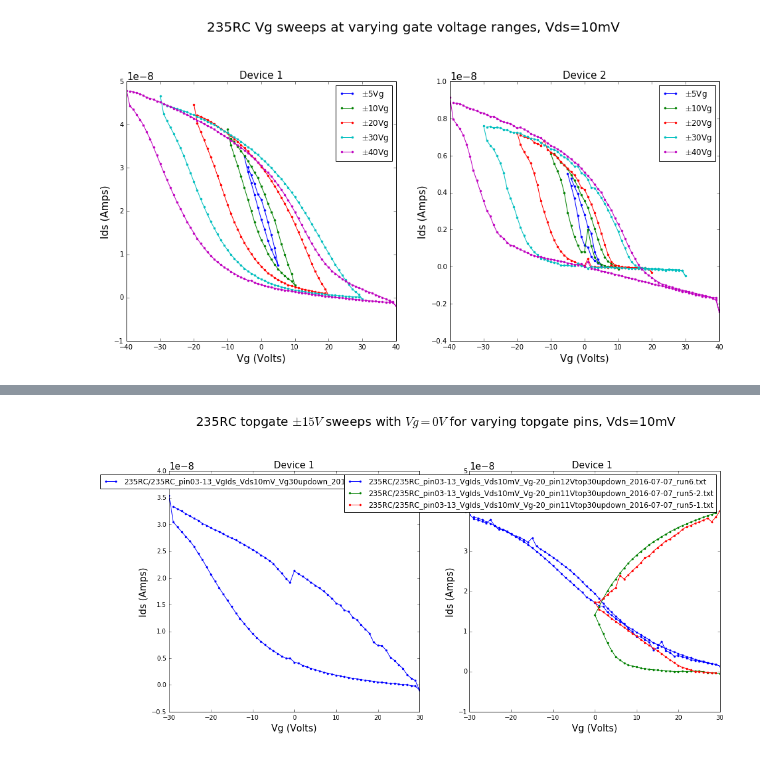
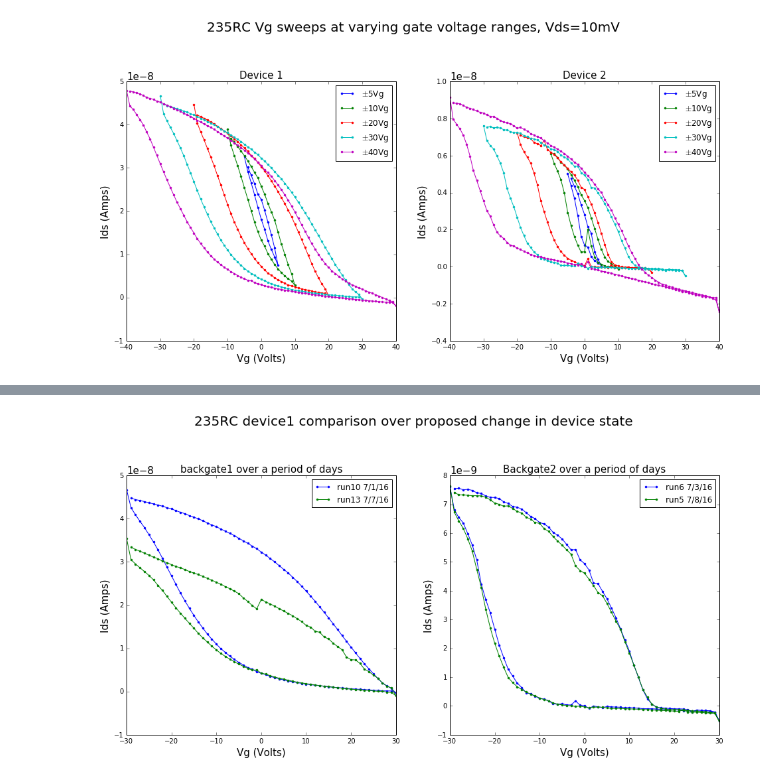
Before and after one commit to leobrowning92/slo-data-analysis, a Jupyter notebook: 235RC_analysis1_backgate.ipynb, the cells around one changed output, grey strips where cells are left out. Cells and saved outputs as stored; diff of their text form; code cells hidden in the pictures.

```diff
--- a/235RC_analysis1_backgate.ipynb
+++ b/235RC_analysis1_backgate.ipynb
@@ -4,3 +4,13 @@ import matplotlib.pyplot as plt
 import os
 import scipy.optimize as opt
 %matplotlib inline
+# %%
+# clean all files to text files
+listdir=os.listdir("235RC/")
+count=0
+for path in listdir:
+    if not path.endswith(".txt") and os.path.isfile(os.path.join("235RC",path)):
+        print("adding .txt to : ",path)
+        os.rename(os.path.join("235RC",path),os.path.join("235RC",path+".txt"))
+        count+=1
+print(count,"files textified")
@@ -353,38 +414,48 @@ def plotsweepstop(ax,paths,title,labels=""):
     listir=os.listdir("235RC/")
     for path in paths:
         data=np.genfromtxt(path,skip_header=1)
         if type(labels)!=list:
             ax.plot(data[:,0],data[:,1],".-",label=path)
-        elif len(label)==len(paths):
-            ax.plot(data[:,0],data[:,1],".-",label=labels[paths.find(path)])
+        elif len(labels)==len(paths):
+            ax.plot(data[:,0],data[:,1],".-",label=labels[paths.index(path)])
         else:
             print("Missmatch between labels and plots")
     ax.set_xlabel("Vg (Volts)",fontsize=15)
     ax.set_ylabel("Ids (Amps)",fontsize=15)
     ax.set_title(title,fontsize=15)
     ax.legend()
 
-paths1,paths2=[
-    "235RC/235RC_pin03-13_VgIds_Vds10mV_Vg0_pin01Vtop30updown_2016-07-07_run14.txt","235RC/235RC_pin03-13_VgIds_Vds10mV_Vg0_pin01"],[]
+paths1=[
+    "235RC/235RC_pin06-10_VgIds_Vds10mV_Vg30updown_2016-07-03_run6.txt",
+    "235RC/235RC_pin06-10_VgIds_Vds10mV_Vg30updown_2016-07-08_run5.txt",
+
+]
+paths2=[
+    "235RC/235RC_pin03-13_VgIds_Vds10mV_Vg30updown_2016-07-01_run10.txt",
+    "235RC/235RC_pin03-13_VgIds_Vds10mV_Vg30updown_2016-07-07_run13.txt"
+]
+labels1=["run6 7/3/16","run5 7/8/16"]
+labels2=["run10 7/1/16","run13 7/7/16"]
 # listdir=os.listdir("235RC/")
 # for path in listdir:
 #     if "2016-07-07" in path :
 #         if "VgIds" in path and "Vg30" in path    :
 #             paths1.append(os.path.join("235RC",path))
 #         elif "VgIds" in path and "Vtop30" and "pin1" in path:
 #             paths2.append(os.path.join("235RC",path))
 
 # print(paths1,paths2)
+
 fig=plt.figure(figsize=(16,7))
 ax1=plt.subplot(121)
-plotsweepstop(ax1,paths1,"Device 1")
+plotsweepstop(ax1,paths2,"backgate1 over a period of days",labels=labels2)
 ax2=plt.subplot(122)
-plotsweepstop(ax2,paths2,"Device 1  ")
+plotsweepstop(ax2,paths1,"Backgate2 over a period of days",labels=labels1)
 
-fig.suptitle("235RC topgate $\pm15V$ sweeps with $Vg = 0V$ for varying topgate pins, Vds=10mV",fontsize=20,y=1.08)
+fig.suptitle("235RC device1 comparison over proposed change in device state",fontsize=20,y=1.08)
 offset_text = ax1.yaxis.get_offset_text()
 offset_text.set_size(15)
 offset_text = ax2.yaxis.get_offset_text()
 offset_text.set_size(15)
 # %% [output]
-[figure, old version]
+[figure, new version]
```
Also changed, not shown: parts of 13 cells of this notebook, 7 other files.
